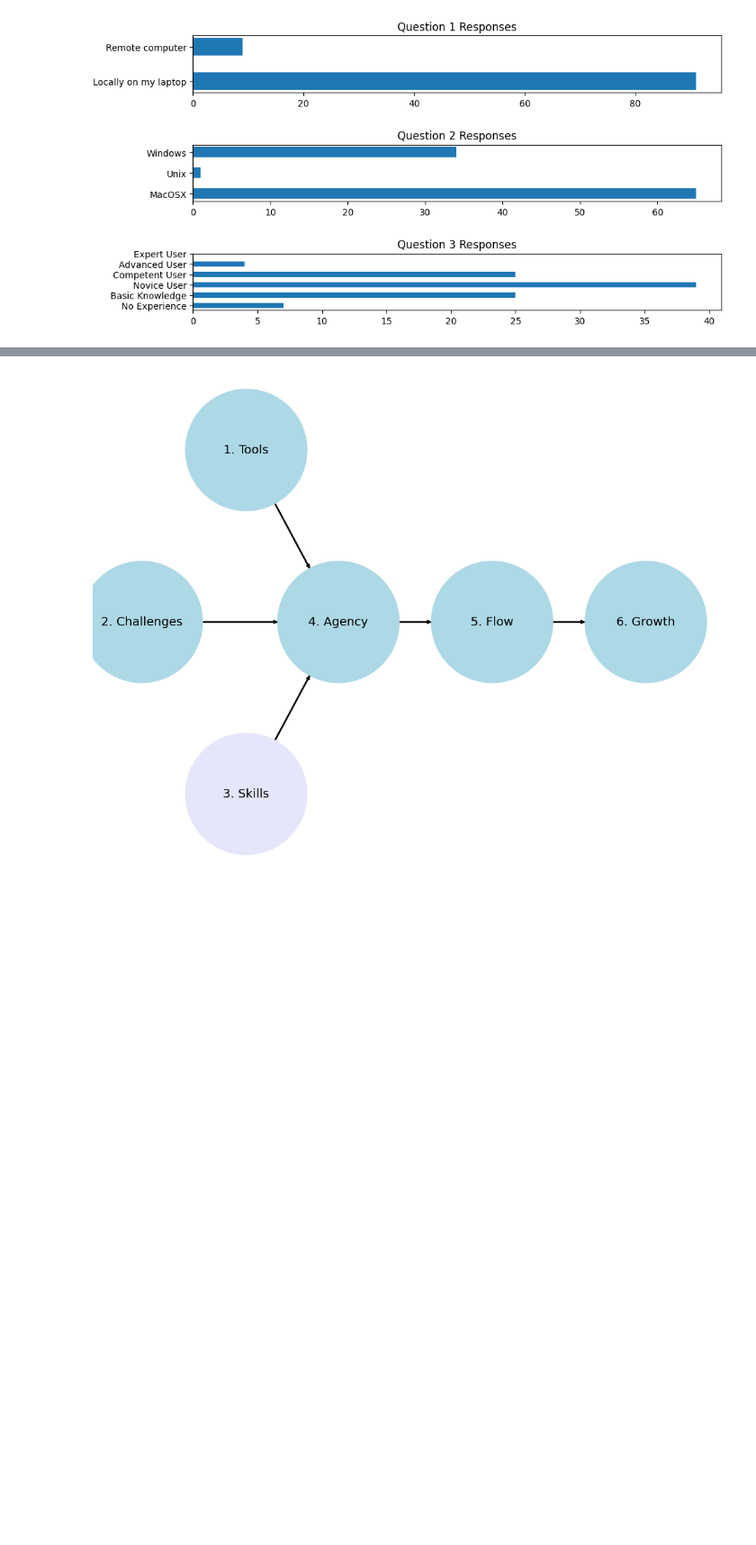
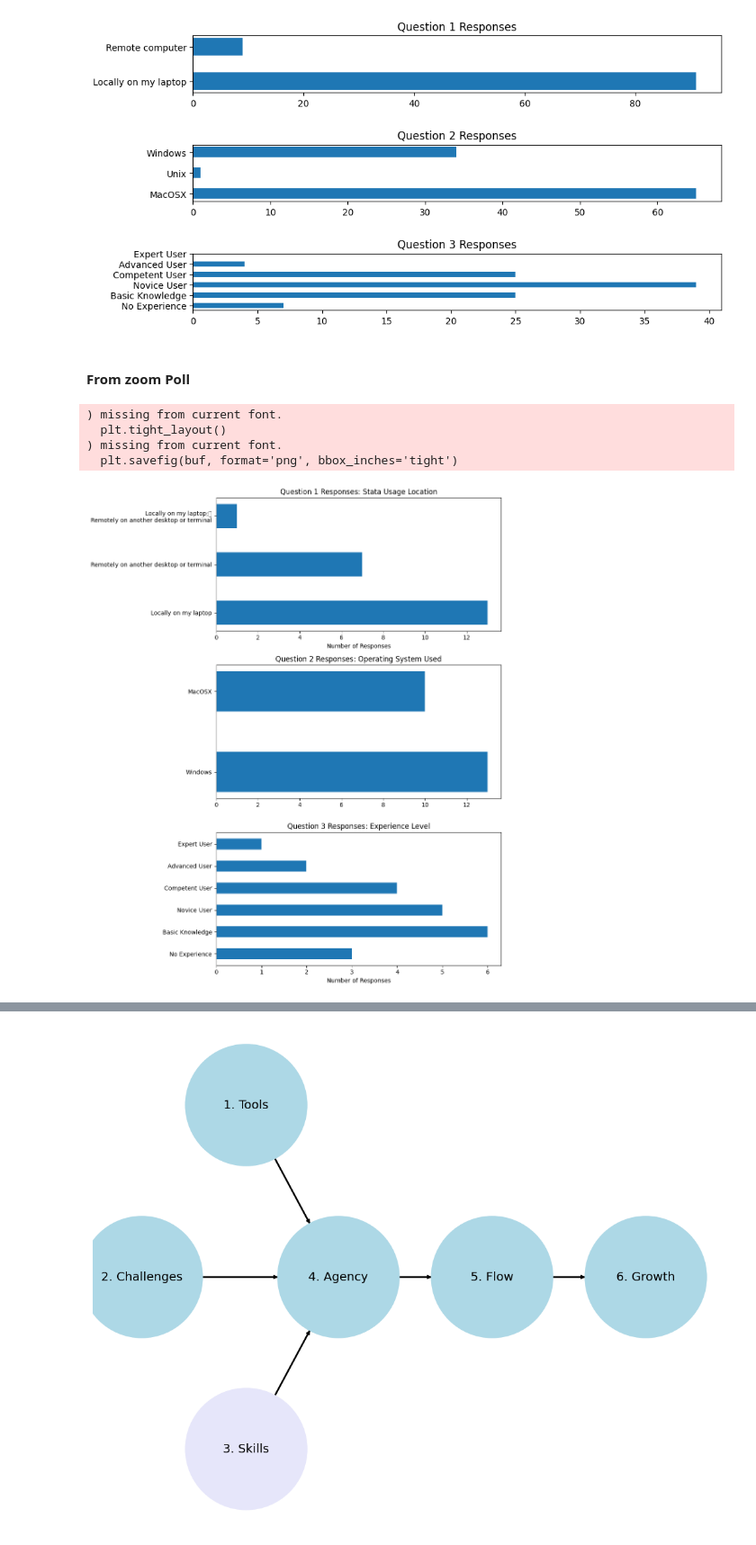
Before and after one commit to jhustata/intermediate, a Jupyter notebook: _build/jupyter_execute/chapter1.ipynb, the cells around one changed output, grey strips where cells are left out. Shown at 90% size. Drawn from its saved outputs; the diff is of its cells as text; code cells hidden in the pictures; blank space fills up the shorter version.

```diff
--- a/_build/jupyter_execute/chapter1.ipynb
+++ b/_build/jupyter_execute/chapter1.ipynb
@@ -71,3 +82,83 @@ plt.tight_layout()
 plt.show()
 # %% [output]
 [figure]
+# %% [markdown]
+#### From zoom Poll
+# %%
+import pandas as pd
+import matplotlib.pyplot as plt
+from IPython.display import Image, display
+import io
+import warnings
+
+# Ignore specific matplotlib warnings
+warnings.filterwarnings('ignore', message='Glyph 13 missing from current font.')
+
+# Optional: Set a font that supports more characters/glyphs
+plt.rcParams['font.family'] = 'DejaVu Sans'
+
+# Load the CSV file
+data_path = '~/documents/github/statatwo/entry_poll.csv'
+survey_data = pd.read_csv(data_path)
+
+# Data processing for visualization
+
+# Question 1: Stata usage location
+q1_data = survey_data['How will you use Stata from 03/26/2024-05/17/2024?']
+q1_counts = q1_data.value_counts()
+
+# Question 2: Operating system usage, handling multiple selections
+q2_data_split = survey_data['What operating system will you use locally or remotely?'].str.split(';').explode()
+q2_counts = q2_data_split.str.strip().value_counts()
+
+# Question 3: Experience level, translating text responses into numeric levels
+experience_mapping = {
+    'No Experience.': 0,
+    'Basic Knowledge.': 1,
+    'Novice User.': 2,
+    'Competent User.': 3,
+    'Advanced User.': 4,
+    'Expert User.': 5
+}
+
+q3_data_mapped = survey_data['Do you have any experience using Stata, SAS, R, Python, or any other statistical software?']\
+                    .str.split('.').str[0] + '.'
+q3_data_numeric = q3_data_mapped.map(experience_mapping)
+q3_counts = q3_data_numeric.value_counts().sort_index()
+
+# Visualization
+fig, axs = plt.subplots(3, 1, figsize=(10, 12))
+
+bar_height = 0.5
+
+# Question 1
+axs[0].barh(q1_counts.index, q1_counts.values, height=bar_height)
+axs[0].set_title('Question 1 Responses: Stata Usage Location')
+axs[0].set_xlabel('Number of Responses')
+
+# Question 2
+axs[1].barh(q2_counts.index, q2_counts.values, height=bar_height)
+axs[1].set_title('Question 2 Responses: Operating System Used')
+
+# Question 3
+axs[2].barh(q3_counts.index, q3_counts.values, height=bar_height)
+axs[2].set_title('Question 3 Responses: Experience Level')
+axs[2].set_xlabel('Number of Responses')
+axs[2].set_yticks(range(6))
+axs[2].set_yticklabels(['No Experience', 'Basic Knowledge', 'Novice User', 'Competent User', 'Advanced User', 'Expert User'])
+
+plt.tight_layout()
+
+# Save the plot to a BytesIO object and display it inline
+buf = io.BytesIO()
+plt.savefig(buf, format='png', bbox_inches='tight')
+buf.seek(0)
+display(Image(buf.getvalue()))
+
+plt.close(fig)
+# %% [output]
+) missing from current font.
+  plt.tight_layout()
+) missing from current font.
+  plt.savefig(buf, format='png', bbox_inches='tight')
+[figure, added]
```
Also changed, not shown: parts of 2 cells of this notebook, 15 other files.
